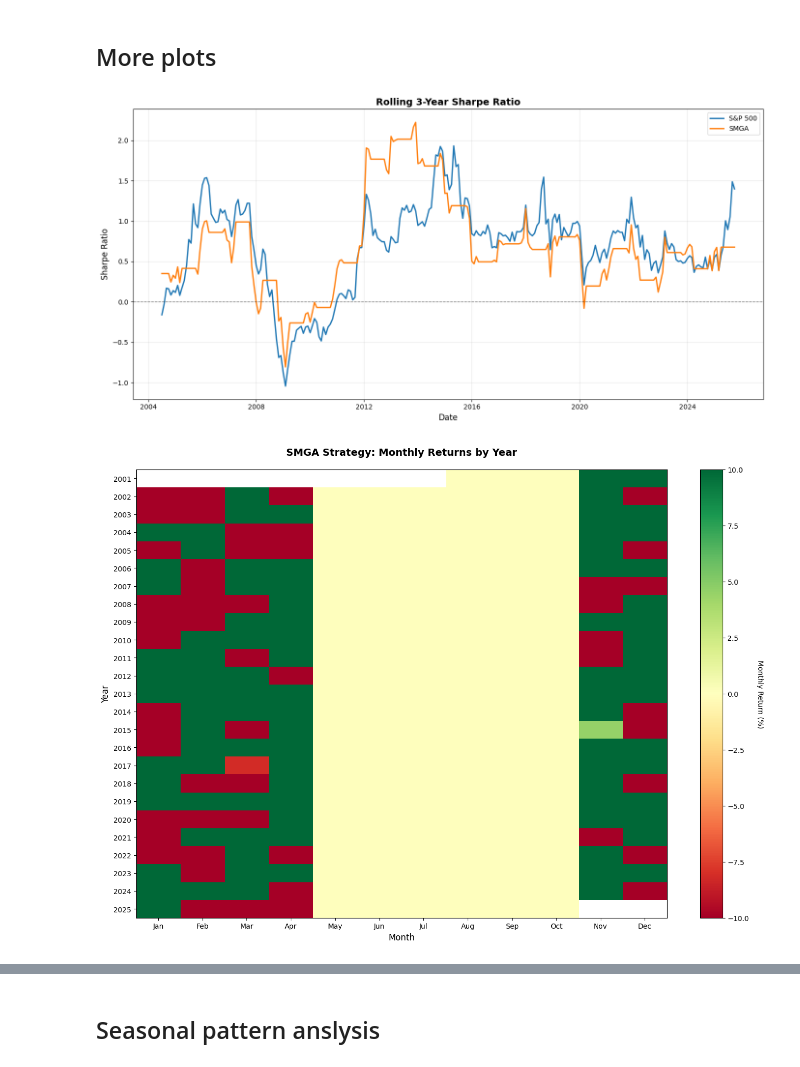
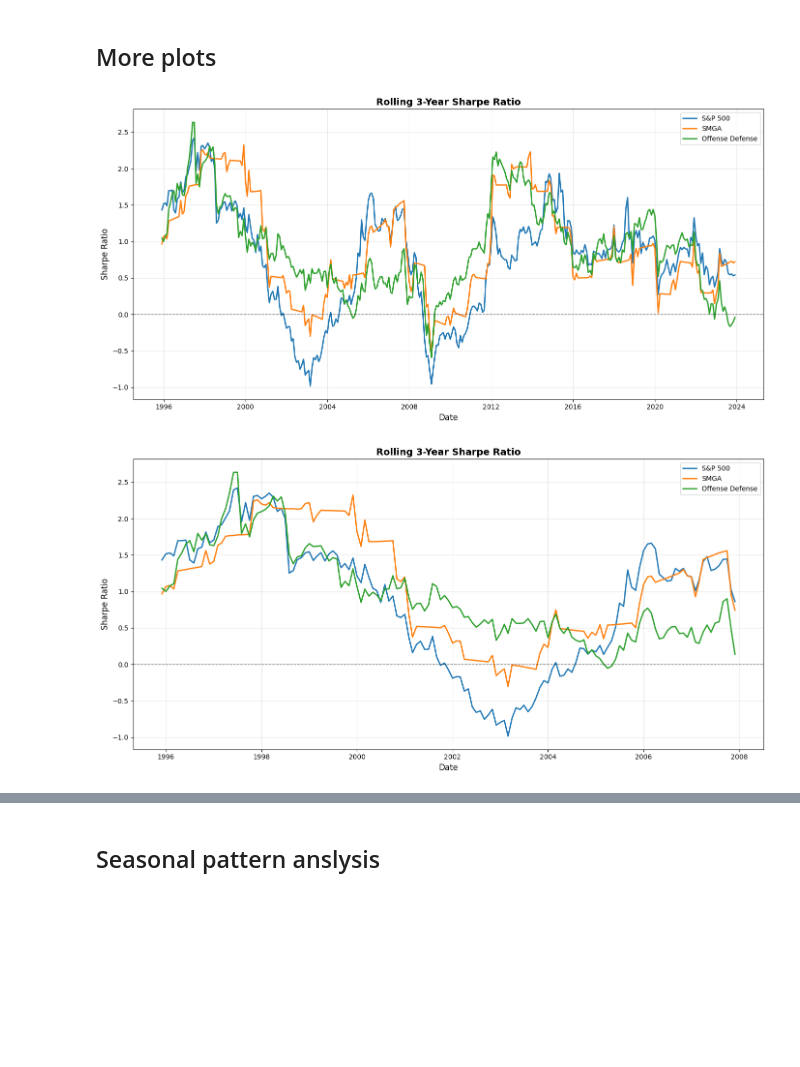
Before and after one commit to reading-stiener/offense-defense-project, a Jupyter notebook: notebooks/03_investment_strategies.ipynb, the cells around one changed output, grey strips where cells are left out. Drawn from its saved outputs; the diff is of its cells as text; code cells hidden in the pictures; blank space fills up the shorter version.

```diff
--- a/notebooks/03_investment_strategies.ipynb
+++ b/notebooks/03_investment_strategies.ipynb
@@ -198,14 +231,16 @@ Paper's SMGA:    Mean=0.90%, Std=3.52%, Sharpe=0.26
 # %%
-sp500_p1 = filter_period(sp500_excess, start_year=1993, end_year=2007)
-smga_p1 = filter_period(smga_excess, start_year=1993, end_year=2007)
+sp500_p1 = filter_period(sp500_returns, start_year=1993, end_year=2007)
+smga_p1 = filter_period(smga_returns, start_year=1993, end_year=2007)
+off_def_p1 = filter_period(rotation_returns, start_year=1993, end_year=2007)
 
 print(f"Period 1 filtered: {len(sp500_p1)} observations")
 print(f"Date range: {sp500_p1.index.min()} to {sp500_p1.index.max()}")
 
 stats_sp500_p1 = calculate_statistics_ts(sp500_p1, 'S&P 500')
 stats_smga_p1 = calculate_statistics_ts(smga_p1, 'SMGA')
+stats_offdef_p1 = calculate_statistics_ts(off_def_p1, 'Offense Defense')
 
-summary_p1 = pd.DataFrame([stats_sp500_p1, stats_smga_p1]).set_index('Strategy')
+summary_p1 = pd.DataFrame([stats_sp500_p1, stats_smga_p1, stats_offdef_p1]).set_index('Strategy')
 
 print("="*80)
 print("PERIOD 1: 1993-2007 STATISTICS")
@@ -218,8 +253,9 @@ print("="*80)
 print("Paper's S&P 500: Mean=0.91%, Std=3.92%, Sharpe=0.23")
 print("Paper's SMGA:    Mean=0.99%, Std=2.91%, Sharpe=0.34")
 
-sp500_p2 = filter_period(sp500_excess, start_year=2009, end_year=2023)
-smga_p2 = filter_period(smga_excess, start_year=2009, end_year=2023)
+sp500_p2 = filter_period(sp500_returns, start_year=2009, end_year=2023)
+smga_p2 = filter_period(smga_returns, start_year=2009, end_year=2023)
+off_def_p2 = filter_period(rotation_returns, start_year=2009, end_year=2023)
 
 print(f"Period 2 filtered: {len(sp500_p2)} observations")
 print(f"Date range: {sp500_p2.index.min()} to {sp500_p2.index.max()}")
@@ -228,8 +264,9 @@ print(f"Date range: {sp500_p2.index.min()} to {sp500_p2.index.max()}")
 # Cell 10: Calculate statistics for Period 2 (2009-2023)
 stats_sp500_p2 = calculate_statistics_ts(sp500_p2, 'S&P 500')
 stats_smga_p2 = calculate_statistics_ts(smga_p2, 'SMGA')
+stats_offdef_p2 = calculate_statistics_ts(off_def_p2, 'SMGA')
 
-summary_p2 = pd.DataFrame([stats_sp500_p2, stats_smga_p2]).set_index('Strategy')
+summary_p2 = pd.DataFrame([stats_sp500_p2, stats_smga_p2, stats_offdef_p2]).set_index('Strategy')
 print("="*80)
 print("PERIOD 2: 2009-2023 STATISTICS")
 print("="*80)
@@ -262,8 +299,9 @@ Paper's SMGA:    Mean=0.90%, Std=4.06%, Sharpe=0.22
 ## Plot returns
 # %%
 strategies_full = {
-    'S&P 500': sp500_excess,
-    'SMGA': smga_excess
+    'S&P 500': sp500_p["gross"],
+    'SMGA': smga_p["gross"],
+    'Offense Defense': off_def_p['gross'],
 }
 
 plot_cumulative_returns(strategies_full, title="Cumulative Returns: S&P 500 vs SMGA (Full Period)")
@@ -271,8 +309,9 @@ plot_cumulative_returns(strategies_full, title="Cumulative Returns: S&P 500 vs S
 # %%
 # Cell 13: Plot cumulative returns - Period 1 (1993-2007)
 strategies_p1 = {
-    'S&P 500': sp500_p1,
-    'SMGA': smga_p1
+    'S&P 500': sp500_p1["gross"],
+    'SMGA': smga_p1["gross"],
+    'Offense Defense': off_def_p1['gross'],
 }
 
 plot_cumulative_returns(strategies_p1, title="Cumulative Returns: S&P 500 vs SMGA (1993-2007)")
@@ -280,8 +319,9 @@ plot_cumulative_returns(strategies_p1, title="Cumulative Returns: S&P 500 vs SMG
 # %%
 # Cell 14: Plot cumulative returns - Period 2 (2009-2023)
 strategies_p2 = {
-    'S&P 500': sp500_p2,
-    'SMGA': smga_p2
+    'S&P 500': sp500_p2["gross"],
+    'SMGA': smga_p2["gross"],
+    'Offense Defense': off_def_p2['gross'],
 }
 
 plot_cumulative_returns(strategies_p2, title="Cumulative Returns: S&P 500 vs SMGA (2009-2023)")
@@ -294,15 +334,21 @@ plot_cumulative_returns(strategies_p2, title="Cumulative Returns: S&P 500 vs SMG
 # %%
 # Cell 15: Rolling 3-year Sharpe Ratio
 plot_rolling_sharpe(strategies_full, window=36, title="Rolling 3-Year Sharpe Ratio")
 
+# Cell 15: Rolling 3-year Sharpe Ratio
+plot_rolling_sharpe(strategies_p1, window=36, title="Rolling 3-Year Sharpe Ratio")
+
+# Cell 15: Rolling 3-year Sharpe Ratio
+plot_rolling_sharpe(strategies_p2, window=36, title="Rolling 3-Year Sharpe Ratio")
+
 # %%
 # Cell 16: Monthly returns heatmap - SMGA strategy
-plot_monthly_returns_heatmap(smga_excess, title="SMGA Strategy: Monthly Returns by Year")
+plot_monthly_returns_heatmap(smga_p["excess"], title="SMGA Strategy: Monthly Returns by Year")
 
 # %%
 # Cell 17: Monthly returns heatmap - S&P 500 baseline
-sp500_excess
-plot_monthly_returns_heatmap(sp500_excess, title="S&P 500: Monthly Returns by Year")
+sp500_returns
+plot_monthly_returns_heatmap(sp500_p["gross"], title="S&P 500: Monthly Returns by Year")
 # %% [output]
-[figure, old version]
+[figure, new version]
-[figure, old version]
+[figure, new version]
```
Also changed, not shown: parts of 17 cells of this notebook, 2 other files.
